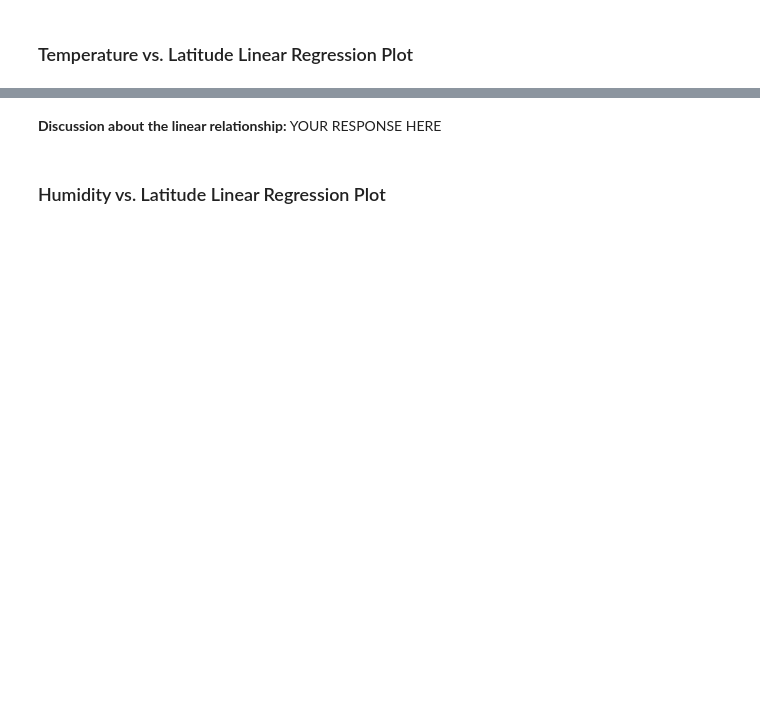
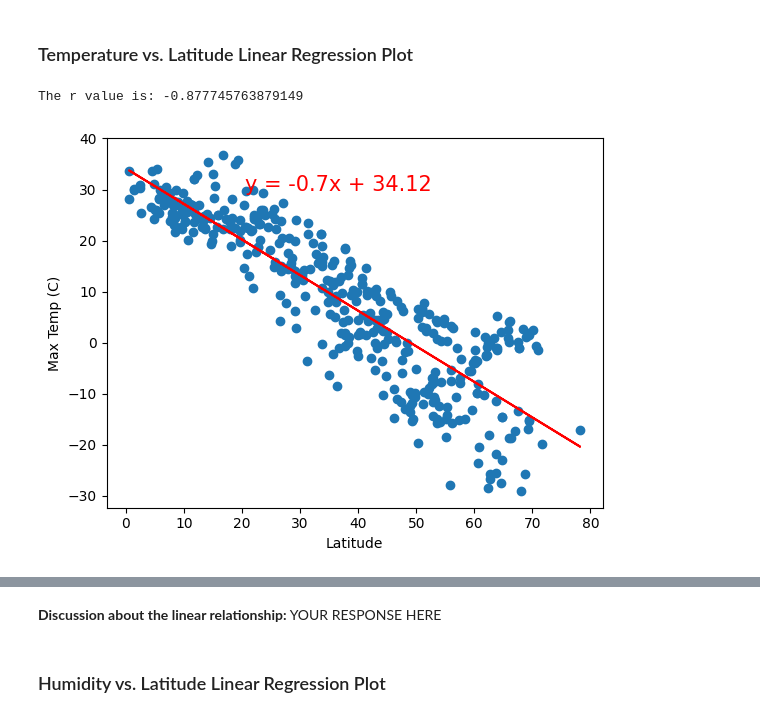
Before and after one commit to lizmartin/python-api-challenge, a Jupyter notebook: WeatherPy_lms.ipynb, the cells around one changed output, grey strips where cells are left out. Saved outputs shown, nothing was run; the diff lists cells and outputs as text; code cells hidden in the pictures; blank space fills up the shorter version.

```diff
--- a/WeatherPy_lms.ipynb
+++ b/WeatherPy_lms.ipynb
@@ -274,6 +271,19 @@ plt.show()
+# %%
+# Define a function to create Linear Regression plots
+def lin_reg_line(x, y, x_label, y_label):
+    (slope, intercept, rvalue, pvalue, stderror) = linregress(x, y)
+    lr_values = x * slope + intercept
+    line_eq = f"y = {round(slope,2)}x + {round(intercept,2)}"
+    plt.scatter(x,y)
+    plt.plot(x,lr_values,"r-")
+    plt.annotate(line_eq,(min(x)+20, max(y)-7),fontsize=15,color="red")
+    plt.xlabel(x_label)
+    plt.ylabel(y_label)
+    print(f"The r value is: {rvalue}")
+    plt.show()
 # %%
 # Create a DataFrame with the Northern Hemisphere data (Latitude >= 0)
-# YOUR CODE HERE
+northern_hemi_df = city_data_df[city_data_df["Lat"] >= 0]
 
 # Display sample data
 northern_hemi_df.head()
@@ -287,6 +313,9 @@ southern_hemi_df.head()
 ###  Temperature vs. Latitude Linear Regression Plot
 # %%
 # Linear regression on Northern Hemisphere
-# YOUR CODE HERE
+lin_reg_line(northern_hemi_df["Lat"], northern_hemi_df["Max Temp"], "Latitude", "Max Temp (C)")
+# %% [output]
+The r value is: -0.877745763879149
+[figure, added]
 # %%
 # Linear regression on Southern Hemisphere
```
Also changed, not shown: parts of 18 cells of this notebook.
